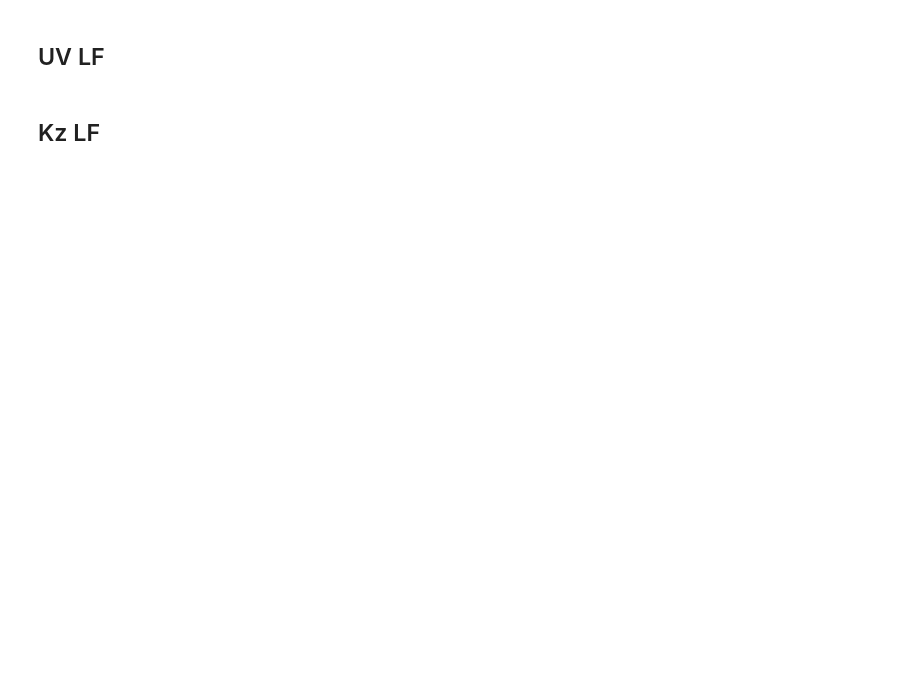
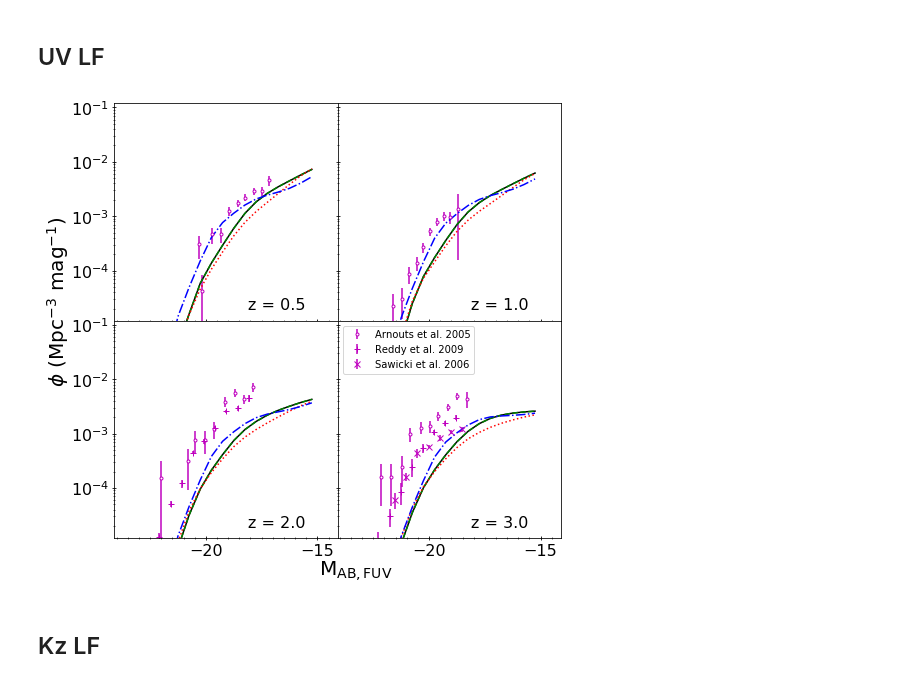
Before and after one commit to dptriani/mentari, a Jupyter notebook: Paper3_plotting.ipynb, the cells around one changed output. Cells and saved outputs as stored; diff of their text form; code cells hidden in the pictures; blank space fills up the shorter version.

```diff
--- a/Paper3_plotting.ipynb
+++ b/Paper3_plotting.ipynb
@@ -1441,12 +1454,12 @@ m_z3 = [[GALEX_FUV_m1_z3, GALEX_FUV_m2_z3, GALEX_FUV_m3_z3, GALEX_FUV_m4_z3],
 
 filter_list = ['GALEX_FUV', 'TwoMass_Ks', 'VIRCAM_K','IRAC_4','SPIRE_250um']
 
-dirname = 'output/'
+dirname = 'output-test/'
 filename = 'mentari_mag_'
 z = [0.5, 1.0, 2.0, 3.0]
 ext = '.hdf5'
 firstfile = 0
-lastfile = 3
+lastfile = 511
 m = [m_z0, m_z1, m_z2, m_z3]
 
 for k in range(len(z)):
@@ -1499,7 +1530,7 @@ for i in range(0, 4):
 
     plt.yscale('log', nonposy='clip')
     plt.xlim([-24.1, -14.1])
-    plt.ylim([1e-5, 1e-1])
+    plt.ylim([1.2e-5, 1.2e-1])
     plt.annotate('z = %.1f' %z[i], xy=(0.6, 0.05), xycoords='axes fraction', fontsize=16)
     ax.tick_params(axis='both', which='major', direction='inout', labelsize=16)
     ax.tick_params(axis='both', which='minor', direction='inout')
@@ -1511,7 +1542,7 @@ y = 10**phi[10:20]
 ydn = y - (10**(phi[10:20] - e_philow[10:20]))
 yup = (10**(phi[10:20] + e_phiup[10:20])) - y
 plt.errorbar(mag[10:20], y, yerr=[ydn, yup], marker='.', color='m', mfc='white', ls = 'none', label='Arnouts et al. 2005')
-plt.legend(loc='upper left')
+#plt.legend(loc='upper left')
 
 plt.subplot(222).set_yticklabels([])
 mag, phi, e_phiup, e_philow = np.loadtxt('data_obs/LFUV_z0-3_Arnouts_05.txt', usecols=(0,1,2,3), unpack=True)
@@ -1520,41 +1551,43 @@ ydn = y - (10**(phi[30:40] - e_philow[30:40]))
 yup = (10**(phi[30:40] + e_phiup[30:40])) - y
 
 plt.errorbar(mag[30:40], y, yerr=[ydn, yup], marker='.', color='m', mfc='white', ls = 'none', label='Arnouts et al. 2005')
-plt.legend(loc='upper left')
+#plt.legend(loc='upper left')
 
 plt.subplot(223)
 mag, phi, e_phiup, e_philow = np.loadtxt('data_obs/LFUV_z0-3_Arnouts_05.txt', usecols=(0,1,2,3), unpack=True)
 y = 10**phi[40:49]
 ydn = y - (10**(phi[40:49] - e_philow[40:49]))
 yup = (10**(phi[40:49] + e_phiup[40:49])) - y
 
 plt.errorbar(mag[40:49], y, yerr=[ydn, yup], marker='.', color='m', mfc='white', ls = 'none', label='Arnouts et al. 2005')
 h0 =0.71
 mag, phi, e_phi= np.loadtxt('data_obs/LFUV_z2-3_Reddy_09.txt',  unpack=True)
 plt.errorbar(mag[0:10], phi[0:10]*(h0**3), e_phi[0:10]*(h0**3), marker='+', color='m', mfc='white', ls = 'none', label='Reddy et al. 2009')
-plt.legend(loc='upper left')
+#plt.legend(loc='upper left')
 
 plt.subplot(224).set_yticklabels([])
 mag, phi, e_phiup, e_philow = np.loadtxt('data_obs/LFUV_z0-3_Arnouts_05.txt', usecols=(0,1,2,3), unpack=True)
 y = 10**phi[49:59]
 ydn = y - (10**(phi[49:59] - e_philow[49:59]))
 yup = (10**(phi[49:59] + e_phiup[49:59])) - y
 
 plt.errorbar(mag[49:59], y, yerr=[ydn, yup], marker='.', color='m', mfc='white', ls = 'none', label='Arnouts et al. 2005')
 
 mag, phi, e_phi= np.loadtxt('data_obs/LFUV_z2-3_Reddy_09.txt',  unpack=True)
 plt.errorbar(mag[10:19], phi[10:19]*(h0**3), e_phi[10:19]*(h0**3), marker='+', color='m', mfc='white', ls = 'none', label='Reddy et al. 2009')
 
 mag, phi, e_phi= np.loadtxt('data_obs/LFUV_z3_Sawicki_06.txt', usecols=(0,2,3), unpack=True)
-plt.errorbar(mag, phi*(Hubble_h**3), e_phi*(Hubble_h**3), marker='x', color='m', mfc='white', ls = 'none', label='S&T 2006')
+plt.errorbar(mag, phi*(Hubble_h**3), e_phi*(Hubble_h**3), marker='x', color='m', mfc='white', ls = 'none', label='Sawicki et al. 2006')
 
 plt.legend(loc='upper left')
 
 fig.text(0.48, 0.06, r'$\mathrm{M_{AB,FUV}}$', fontsize=20)
-fig.text(0.005, 0.4, r'$\phi\ (\mathrm{Mpc}^{-3}\ \mathrm{mag}^{-1})$', fontsize=20, rotation=90)
+fig.text(0.005, 0.65, r'$\phi\ (\mathrm{Mpc}^{-3}\ \mathrm{mag}^{-1})$', fontsize=20, rotation=90)
 
 plt.subplots_adjust(wspace=0, hspace=0)
-plt.savefig('plots/LF_UV_zevol_4files.png')
+plt.savefig('plots/LF_UV_zevol_511files.png')
+# %% [output]
+[figure, added]
 # %% [markdown]
 ## Kz LF
 # %%
```
Also changed, not shown: parts of 18 cells of this notebook, 3 other files.
